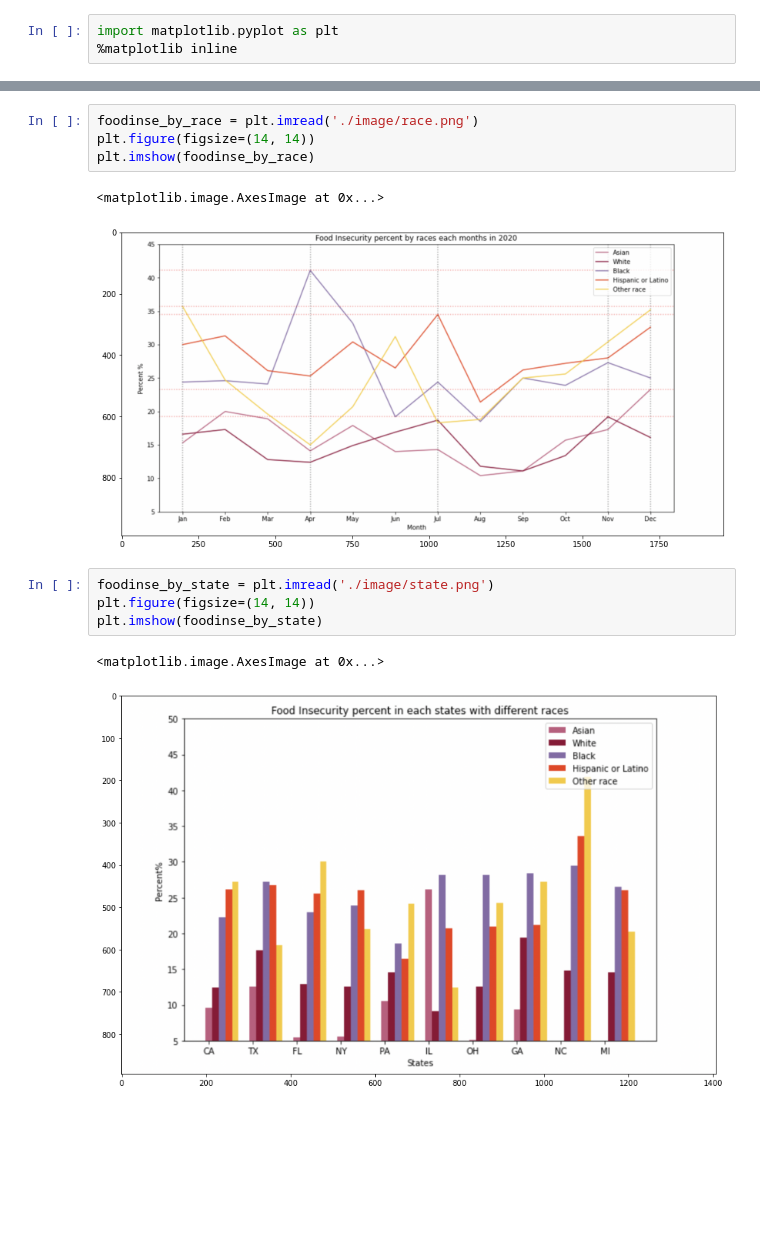
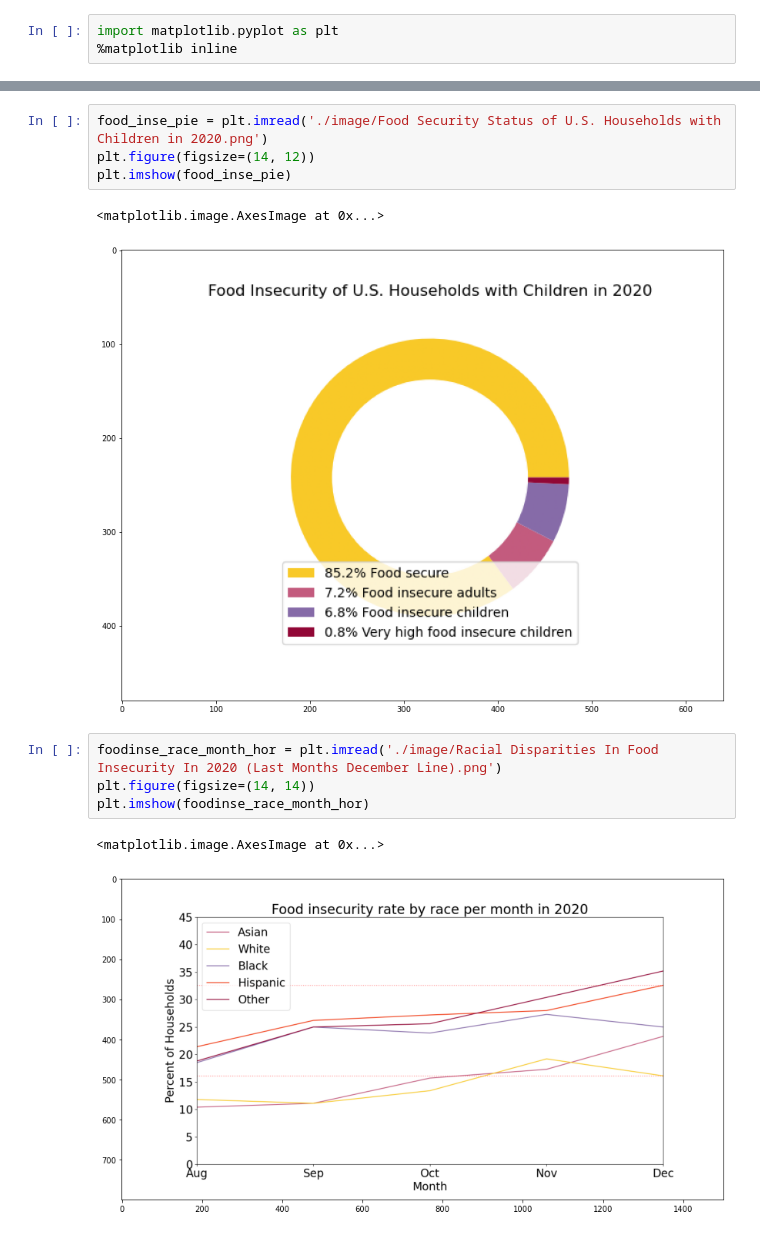
Before and after one commit to MCsweetsoup/ECE143_finalproject_submit, a Jupyter notebook: visualization.ipynb, the cells around one changed output, grey strips where cells are left out. Drawn from its saved outputs; the diff is of its cells as text; blank space fills up the shorter version.

```diff
--- a/visualization.ipynb
+++ b/visualization.ipynb
@@ -39,14 +67,14 @@ plt.imshow(overall)
 # %%
-foodinse_by_race = plt.imread('./image/race.png')
-plt.figure(figsize=(14, 14))
-plt.imshow(foodinse_by_race)
+food_inse_pie = plt.imread('./image/Food Security Status of U.S. Households with Children in 2020.png')
+plt.figure(figsize=(14, 12))
+plt.imshow(food_inse_pie)
 # %% [output]
 <matplotlib.image.AxesImage at 0x...>
-[figure, old version]
+[figure, new version]
 # %%
-foodinse_by_state = plt.imread('./image/state.png')
+foodinse_race_month_hor = plt.imread('./image/Racial Disparities In Food Insecurity In 2020 (Last Months December Line).png')
 plt.figure(figsize=(14, 14))
-plt.imshow(foodinse_by_state)
+plt.imshow(foodinse_race_month_hor)
 # %% [output]
 <matplotlib.image.AxesImage at 0x...>
-[figure, old version]
+[figure, new version]
```
Also changed, not shown: parts of 14 cells of this notebook.
